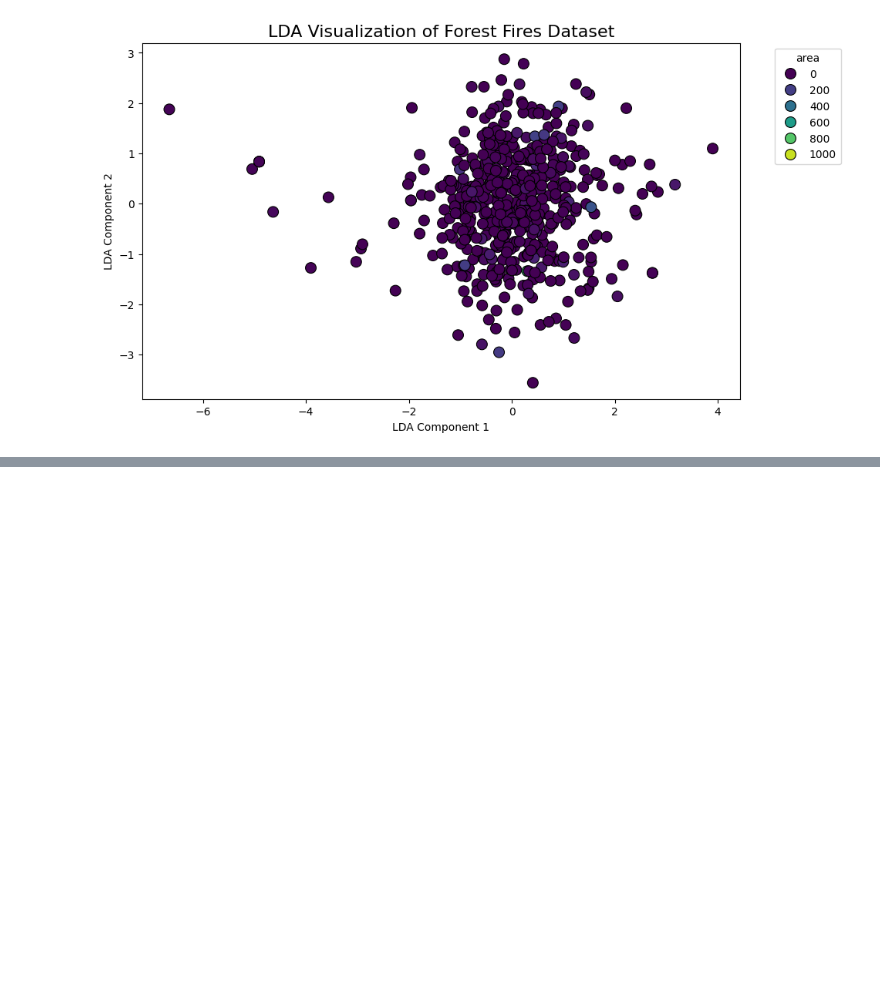
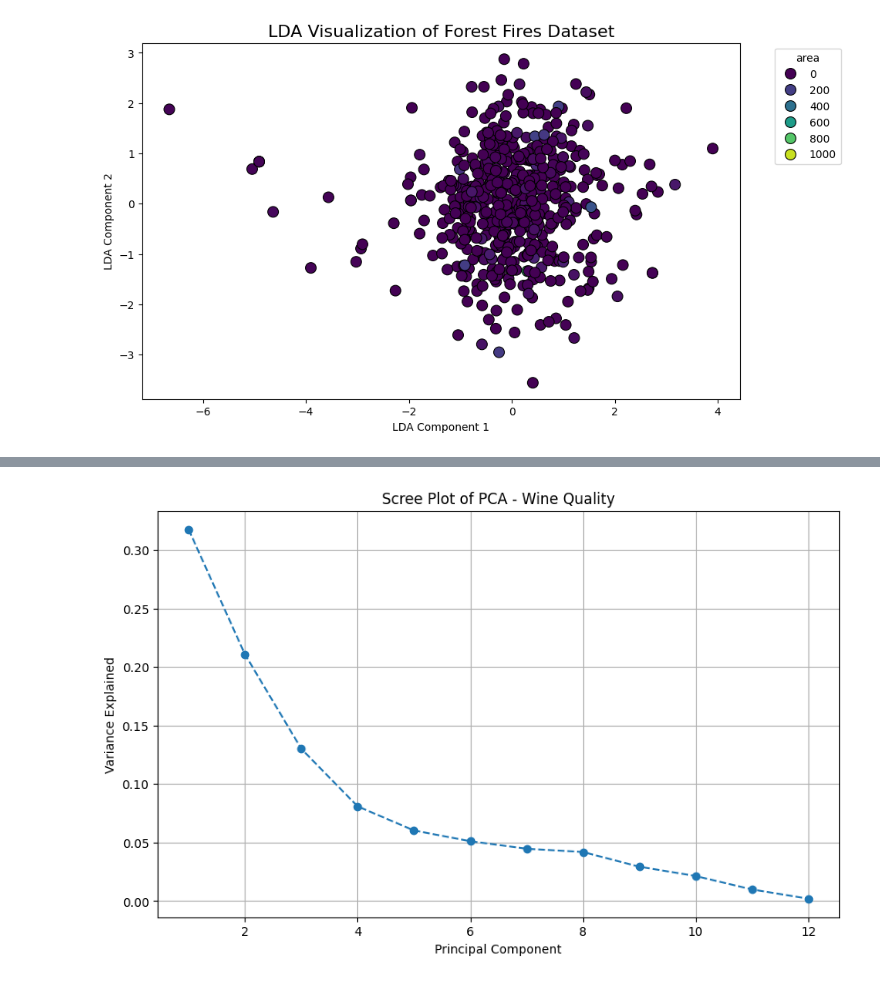
Before and after one commit to niiquaye/ECE457B, a Jupyter notebook: W25-asg2/assignment.ipynb, the cells around one changed output, grey strips where cells are left out. Drawn from its saved outputs; the diff is of its cells as text; code cells hidden in the pictures; blank space fills up the shorter version.

```diff
--- a/W25-asg2/assignment.ipynb
+++ b/W25-asg2/assignment.ipynb
@@ -546,0 +567,4 @@ plot_lda(X_forestfires, np.round(y_forestfires), 'area', 'Forest Fires')
+# %%
+create_scree_plot_pca(X_wine_quality, 'Wine Quality')
+# %% [output]
+[figure, added]
```
Also changed, not shown: parts of 3 cells of this notebook.
